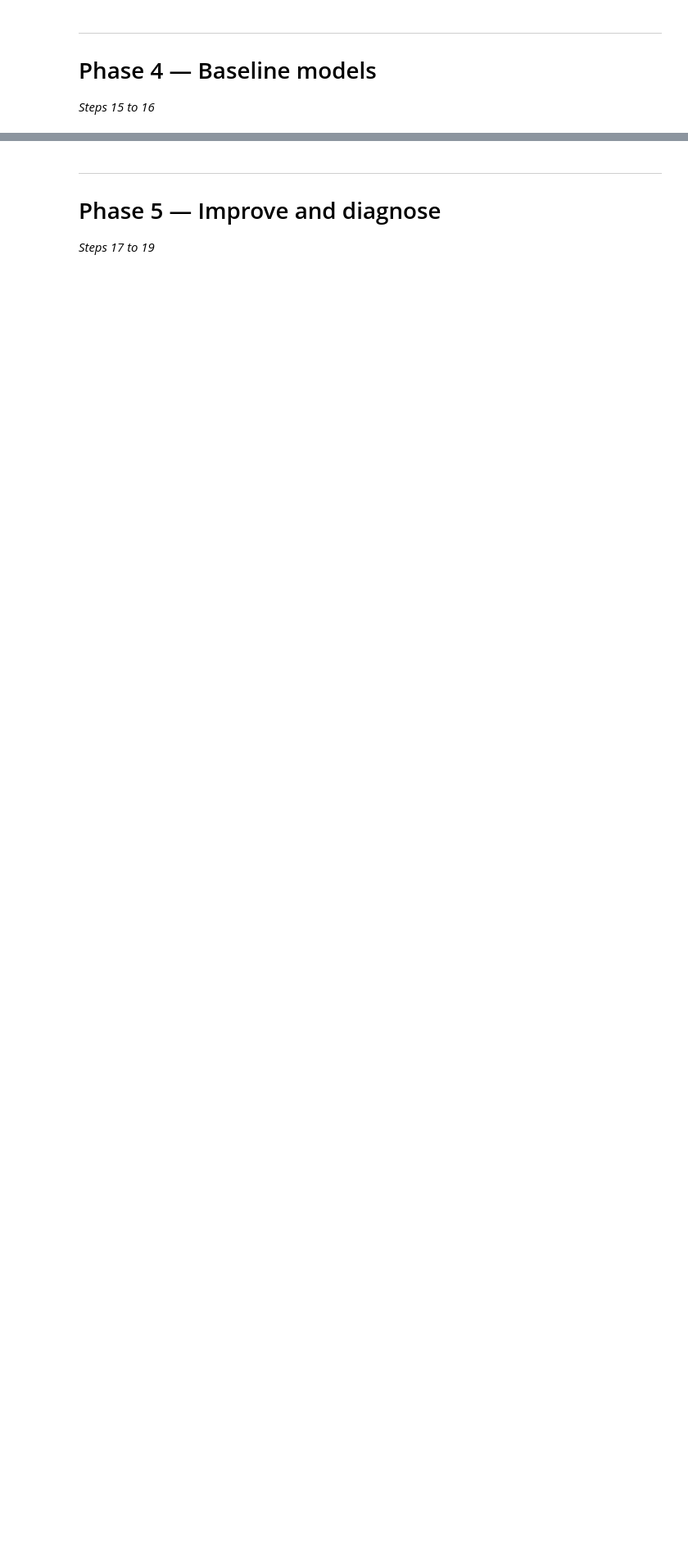
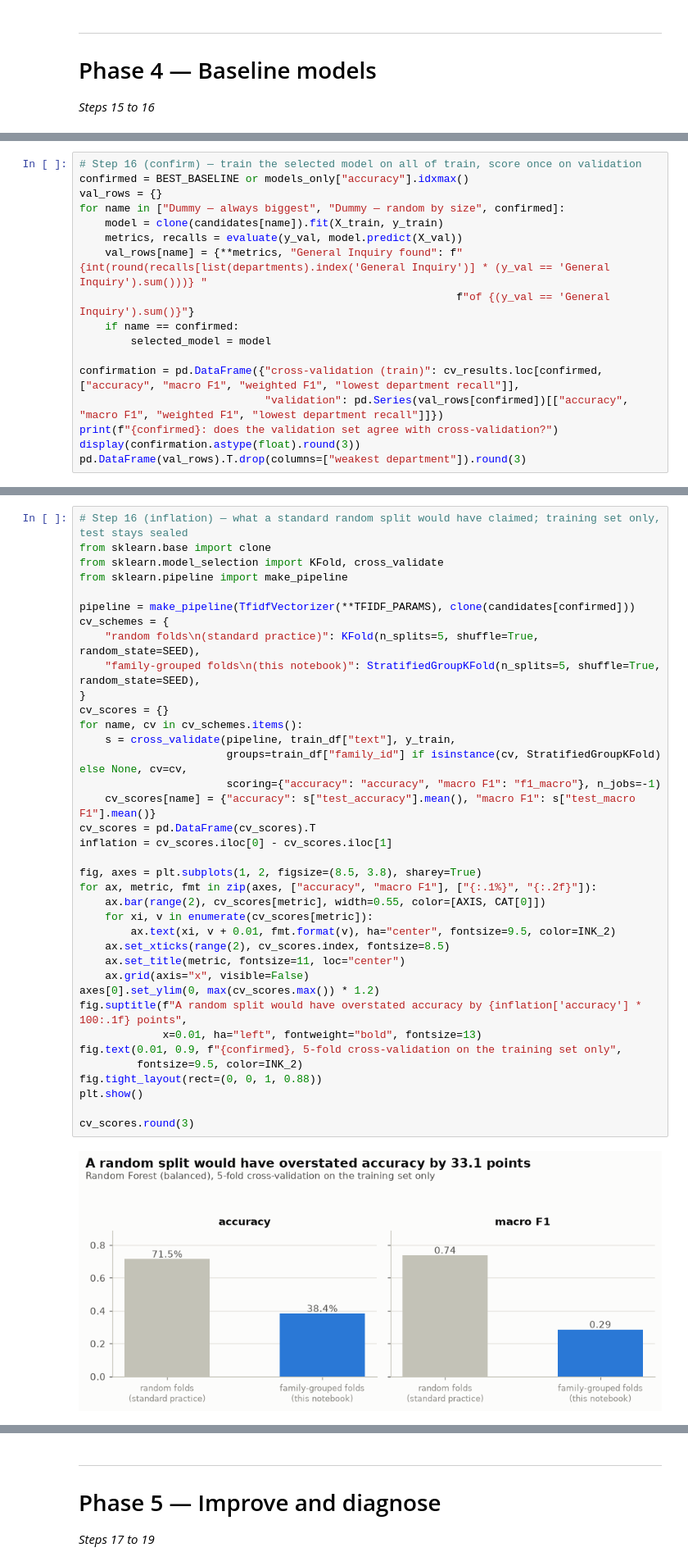
Before and after one commit to karthikiyer365/Live, a Jupyter notebook: topic-classification/department_classifier_pipeline.ipynb, the cells around one changed output, grey strips where cells are left out. Shown at 82% size. Saved outputs shown, nothing was run; the diff lists cells and outputs as text; blank space fills up the shorter version.

```diff
--- a/topic-classification/department_classifier_pipeline.ipynb
+++ b/topic-classification/department_classifier_pipeline.ipynb
@@ -1232,0 +1416,17 @@ Only the grouped number is ever reported as *the* result.
+# %%
+# Step 16 (confirm) — train the selected model on all of train, score once on validation
+confirmed = BEST_BASELINE or models_only["accuracy"].idxmax()
+val_rows = {}
+for name in ["Dummy — always biggest", "Dummy — random by size", confirmed]:
+    model = clone(candidates[name]).fit(X_train, y_train)
+    metrics, recalls = evaluate(y_val, model.predict(X_val))
+    val_rows[name] = {**metrics, "General Inquiry found": f"{int(round(recalls[list(departments).index('General Inquiry')] * (y_val == 'General Inquiry').sum()))} "
+                                                           f"of {(y_val == 'General Inquiry').sum()}"}
+    if name == confirmed:
+        selected_model = model
+
+confirmation = pd.DataFrame({"cross-validation (train)": cv_results.loc[confirmed, ["accuracy", "macro F1", "weighted F1", "lowest department recall"]],
+                             "validation": pd.Series(val_rows[confirmed])[["accuracy", "macro F1", "weighted F1", "lowest department recall"]]})
+print(f"{confirmed}: does the validation set agree with cross-validation?")
+display(confirmation.astype(float).round(3))
+pd.DataFrame(val_rows).T.drop(columns=["weakest department"]).round(3)
@@ -1232,0 +1444,39 @@ Only the grouped number is ever reported as *the* result.
+# %%
+# Step 16 (inflation) — what a standard random split would have claimed; training set only, test stays sealed
+from sklearn.base import clone
+from sklearn.model_selection import KFold, cross_validate
+from sklearn.pipeline import make_pipeline
+
+pipeline = make_pipeline(TfidfVectorizer(**TFIDF_PARAMS), clone(candidates[confirmed]))
+cv_schemes = {
+    "random folds\n(standard practice)": KFold(n_splits=5, shuffle=True, random_state=SEED),
+    "family-grouped folds\n(this notebook)": StratifiedGroupKFold(n_splits=5, shuffle=True, random_state=SEED),
+}
+cv_scores = {}
+for name, cv in cv_schemes.items():
+    s = cross_validate(pipeline, train_df["text"], y_train,
+                       groups=train_df["family_id"] if isinstance(cv, StratifiedGroupKFold) else None, cv=cv,
+                       scoring={"accuracy": "accuracy", "macro F1": "f1_macro"}, n_jobs=-1)
+    cv_scores[name] = {"accuracy": s["test_accuracy"].mean(), "macro F1": s["test_macro F1"].mean()}
+cv_scores = pd.DataFrame(cv_scores).T
+inflation = cv_scores.iloc[0] - cv_scores.iloc[1]
+
+fig, axes = plt.subplots(1, 2, figsize=(8.5, 3.8), sharey=True)
+for ax, metric, fmt in zip(axes, ["accuracy", "macro F1"], ["{:.1%}", "{:.2f}"]):
+    ax.bar(range(2), cv_scores[metric], width=0.55, color=[AXIS, CAT[0]])
+    for xi, v in enumerate(cv_scores[metric]):
+        ax.text(xi, v + 0.01, fmt.format(v), ha="center", fontsize=9.5, color=INK_2)
+    ax.set_xticks(range(2), cv_scores.index, fontsize=8.5)
+    ax.set_title(metric, fontsize=11, loc="center")
+    ax.grid(axis="x", visible=False)
+axes[0].set_ylim(0, max(cv_scores.max()) * 1.2)
+fig.suptitle(f"A random split would have overstated accuracy by {inflation['accuracy'] * 100:.1f} points",
+             x=0.01, ha="left", fontweight="bold", fontsize=13)
+fig.text(0.01, 0.9, f"{confirmed}, 5-fold cross-validation on the training set only",
+         fontsize=9.5, color=INK_2)
+fig.tight_layout(rect=(0, 0, 1, 0.88))
+plt.show()
+
+cv_scores.round(3)
+# %% [output]
+[figure, added]
```
Also changed, not shown: parts of 18 cells of this notebook.
